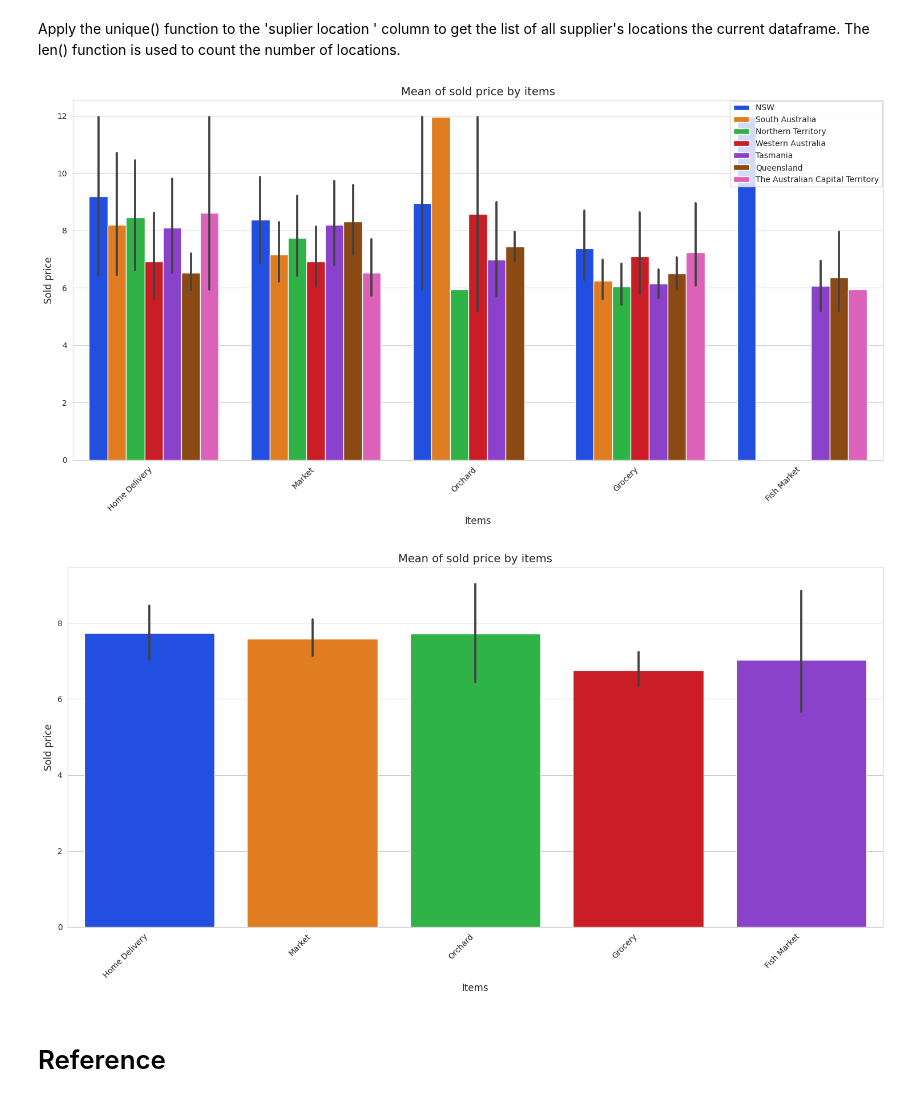
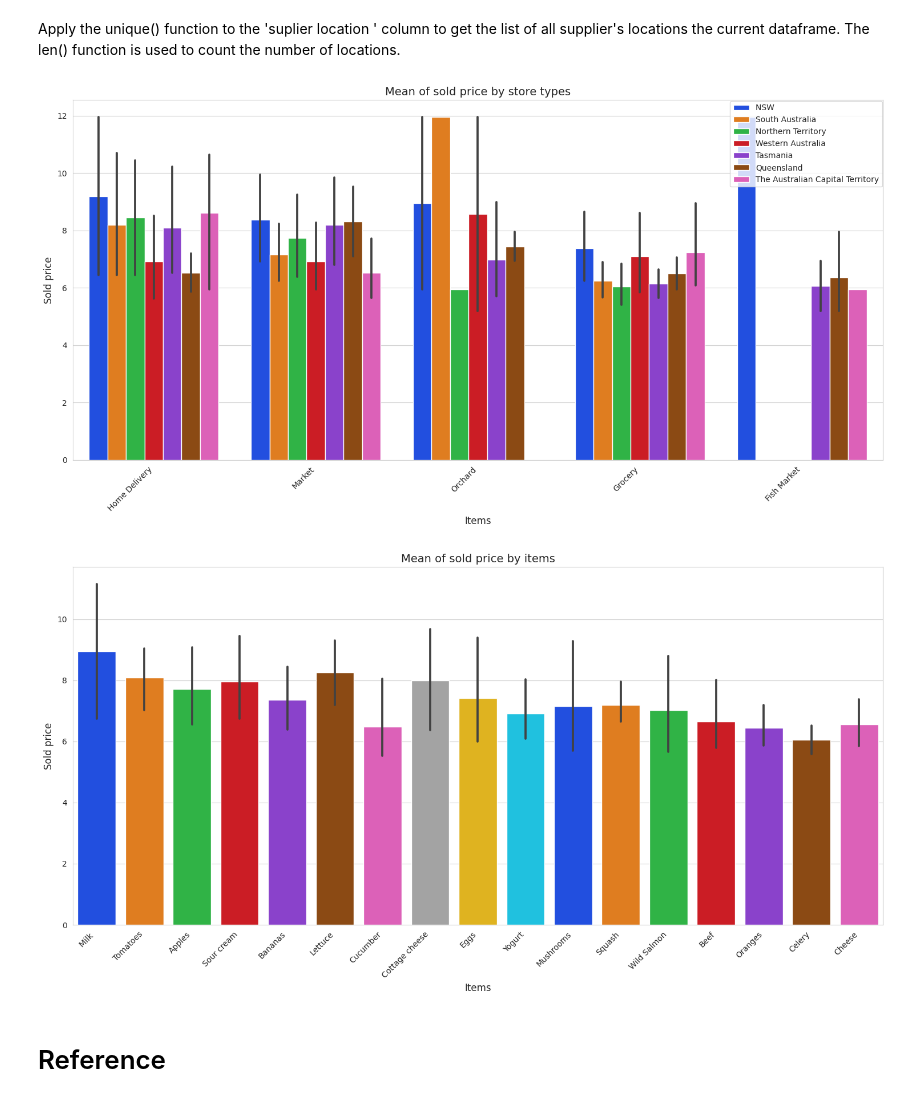
Before and after one commit to derkaiser9423/PythonPracticeProject, a Jupyter notebook: Assigment_1_Session_5_s8091335.ipynb, the cells around one changed output. Saved outputs shown, nothing was run; the diff lists cells and outputs as text; code cells hidden in the pictures.

```diff
--- a/Assigment_1_Session_5_s8091335.ipynb
+++ b/Assigment_1_Session_5_s8091335.ipynb
@@ -230,26 +230,26 @@ plt.figure(figsize=(15, 8))
 sns.barplot(x=price_5_12['Store '], y=price_5_12['sold price '], hue='suplier location ', data=price_5_12, palette='bright')
 plt.xlabel('Items', fontsize=12)
 plt.ylabel('Sold price', fontsize=12)
-plt.title('Mean of sold price by items', fontsize=14)
+plt.title('Mean of sold price by store types', fontsize=14)
 plt.legend(loc='upper right', fontsize=10)
 plt.legend(bbox_to_anchor=(1, 1), loc='upper right', borderaxespad=0.1)
 plt.xticks(rotation=45, ha='right')
 plt.tight_layout()
 plt.show()
 # %% [output]
-[figure, old version]
+[figure, new version]
 # %%
 # Create the plot
 plt.figure(figsize=(15, 8))
-sns.barplot(x=price_5_12['Store '], y=price_5_12['sold price '], data=price_5_12, palette='bright')
+sns.barplot(x=price_5_12['Item'], y=price_5_12['sold price '], data=price_5_12, palette='bright')
 plt.xlabel('Items', fontsize=12)
 plt.ylabel('Sold price', fontsize=12)
 plt.title('Mean of sold price by items', fontsize=14)
 plt.xticks(rotation=45, ha='right')
 plt.tight_layout()
 plt.show()
 # %% [output]
-[figure, old version]
+[figure, new version]
 # %% [markdown]
 # Reference
 # %% [markdown]
```
Also changed, not shown: parts of 1 cell of this notebook.
